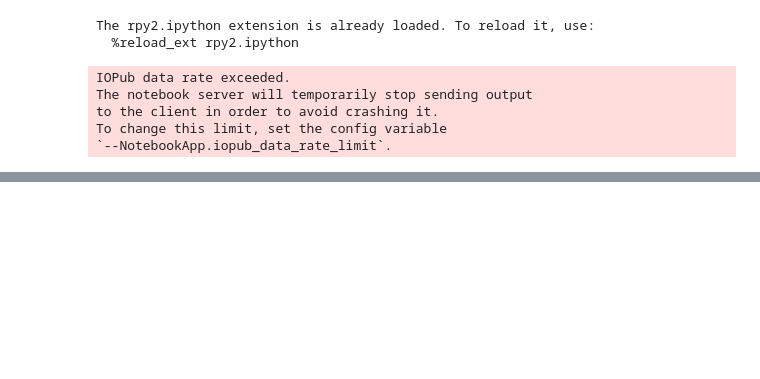
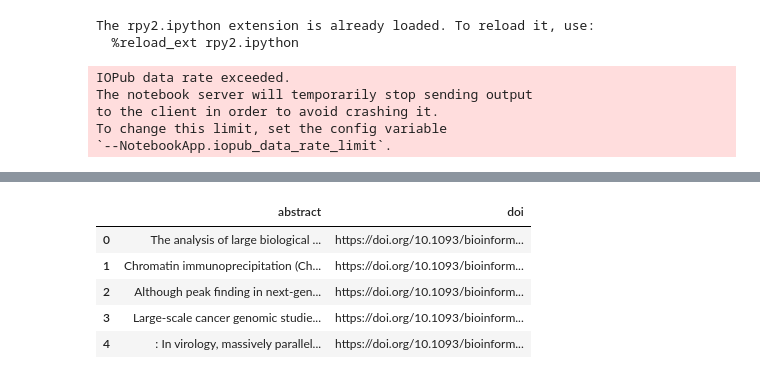
Before and after one commit to MaayanLab/datasets2tools, a Jupyter notebook: updater/pipeline/Development.ipynb, the cells around one changed output, grey strips where cells are left out. Saved outputs shown, nothing was run; the diff lists cells and outputs as text; code cells hidden in the pictures; blank space fills up the shorter version.

```diff
--- a/updater/pipeline/Development.ipynb
+++ b/updater/pipeline/Development.ipynb
@@ -57,0 +85,9 @@ similarity_dataframe = pd.melt(pd.DataFrame((tfidf * tfidf.T).A, columns=abstrac
+# %%
+abstract_dataframe.head()
+# %% [output]
+|  | abstract | doi |
+| 0 | The analysis of large biological ... | https://doi.org/10.1093/bioinform... |
+| 1 | Chromatin immunoprecipitation (Ch... | https://doi.org/10.1093/bioinform... |
+| 2 | Although peak finding in next-gen... | https://doi.org/10.1093/bioinform... |
+| 3 | Large-scale cancer genomic studie... | https://doi.org/10.1093/bioinform... |
+| 4 | : In virology, massively parallel... | https://doi.org/10.1093/bioinform... |
```
Also changed, not shown: parts of 9 cells of this notebook, 6 other files.
